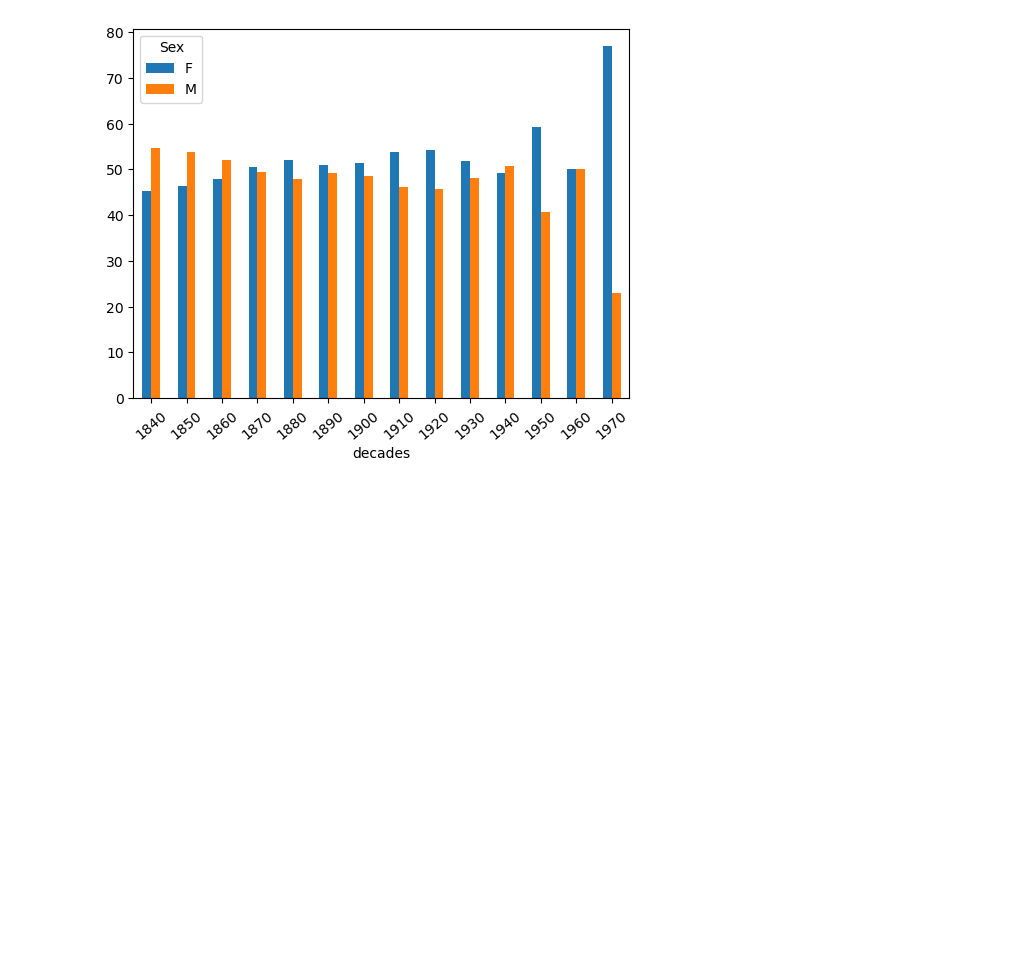
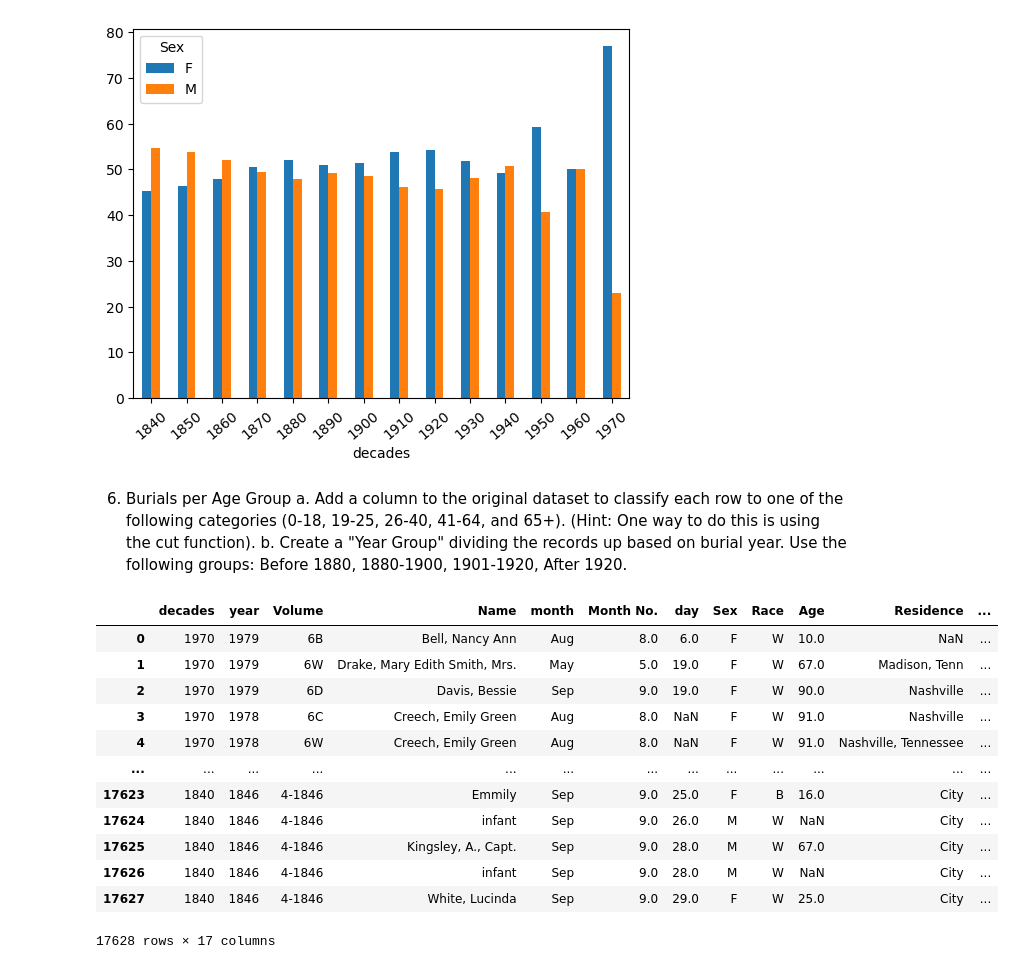
Before and after one commit to NSS-Data-Analytics-Cohort-10/advanced-pandas-mhm516, a Jupyter notebook: script/code.ipynb, the cells around one changed output. Saved outputs shown, nothing was run; the diff lists cells and outputs as text; code cells hidden in the pictures; blank space fills up the shorter version.

```diff
--- a/script/code.ipynb
+++ b/script/code.ipynb
@@ -248,3 +248,31 @@ c. Create a clustered bar chart to show how male and female burials have changed
 barplot = cross_percentages.plot.bar(rot=40)
 # %% [output]
 [figure]
+# %% [markdown]
+6. Burials per Age Group
+a. Add a column to the original dataset to classify each row to one of the following categories (0-18, 19-25, 26-40, 41-64, and 65+). (Hint: One way to do this is using the cut function).
+b. Create a "Year Group" dividing the records up based on burial year. Use the following groups: Before 1880, 1880-1900, 1901-1920, After 1920.
+# %%
+df['age_group'] = pd.cut(x=df['Age'], bins=[0, 18, 25, 40,
+                                          64, 100],
+                         labels=['0 to 18', '19 to 25', '26 to 40',
+                            '41 to 64', '65+'])
+df['Year_Group']= pd.cut(x=df['year'], bins=[1840,1880, 1900, 1920,
+                                          1980],
+                         labels=['Before 1880', '1880-1900', '1901-1920',
+                            'After 1920'])
+df
+# %% [output]
+|  | decades | year | Volume | Name | month | Month No. | day | Sex | Race | Age | Residence | ... |
+| 0 | 1970 | 1979 | 6B | Bell, Nancy Ann | Aug | 8.0 | 6.0 | F | W | 10.0 | NaN | ... |
+| 1 | 1970 | 1979 | 6W | Drake, Mary Edith Smith, Mrs. | May | 5.0 | 19.0 | F | W | 67.0 | Madison, Tenn | ... |
+| 2 | 1970 | 1979 | 6D | Davis, Bessie | Sep | 9.0 | 19.0 | F | W | 90.0 | Nashville | ... |
+| 3 | 1970 | 1978 | 6C | Creech, Emily Green | Aug | 8.0 | NaN | F | W | 91.0 | Nashville | ... |
+| 4 | 1970 | 1978 | 6W | Creech, Emily Green | Aug | 8.0 | NaN | F | W | 91.0 | Nashville, Tennessee | ... |
+| ... | ... | ... | ... | ... | ... | ... | ... | ... | ... | ... | ... | ... |
+| 17623 | 1840 | 1846 | 4-1846 | Emmily | Sep | 9.0 | 25.0 | F | B | 16.0 | City | ... |
+| 17624 | 1840 | 1846 | 4-1846 | infant | Sep | 9.0 | 26.0 | M | W | NaN | City | ... |
+| 17625 | 1840 | 1846 | 4-1846 | Kingsley, A., Capt. | Sep | 9.0 | 28.0 | M | W | 67.0 | City | ... |
+| 17626 | 1840 | 1846 | 4-1846 | infant | Sep | 9.0 | 28.0 | M | W | NaN | City | ... |
+| 17627 | 1840 | 1846 | 4-1846 | White, Lucinda | Sep | 9.0 | 29.0 | F | W | 25.0 | City | ... |
+17628 rows × 17 columns
```
Also changed, not shown: parts of 6 cells of this notebook.
